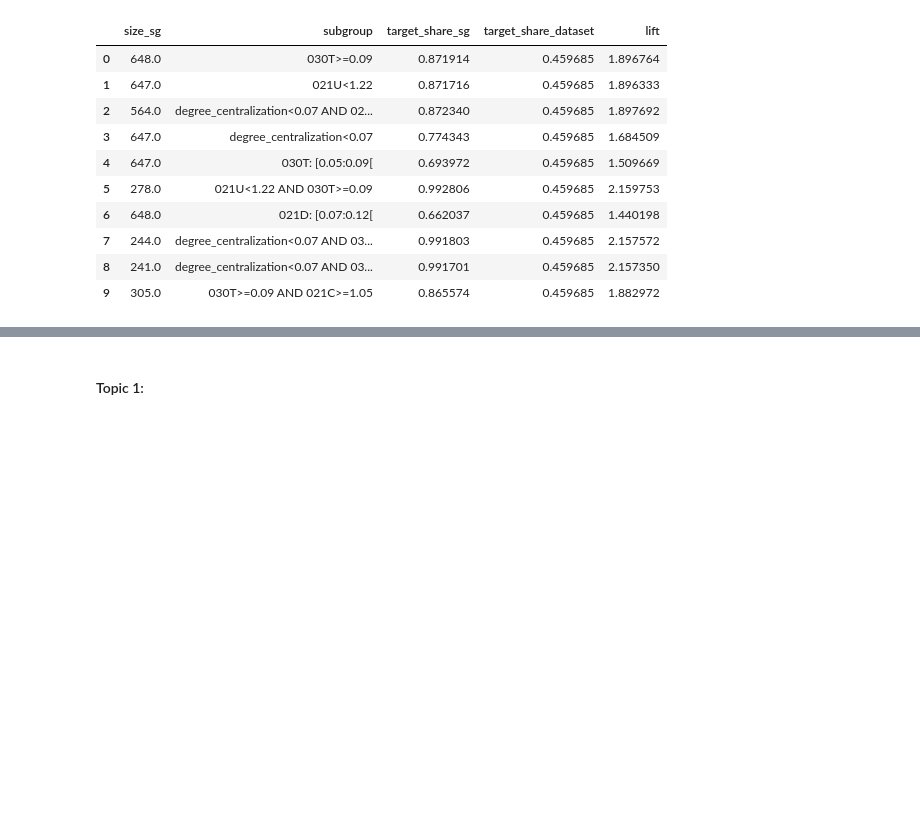
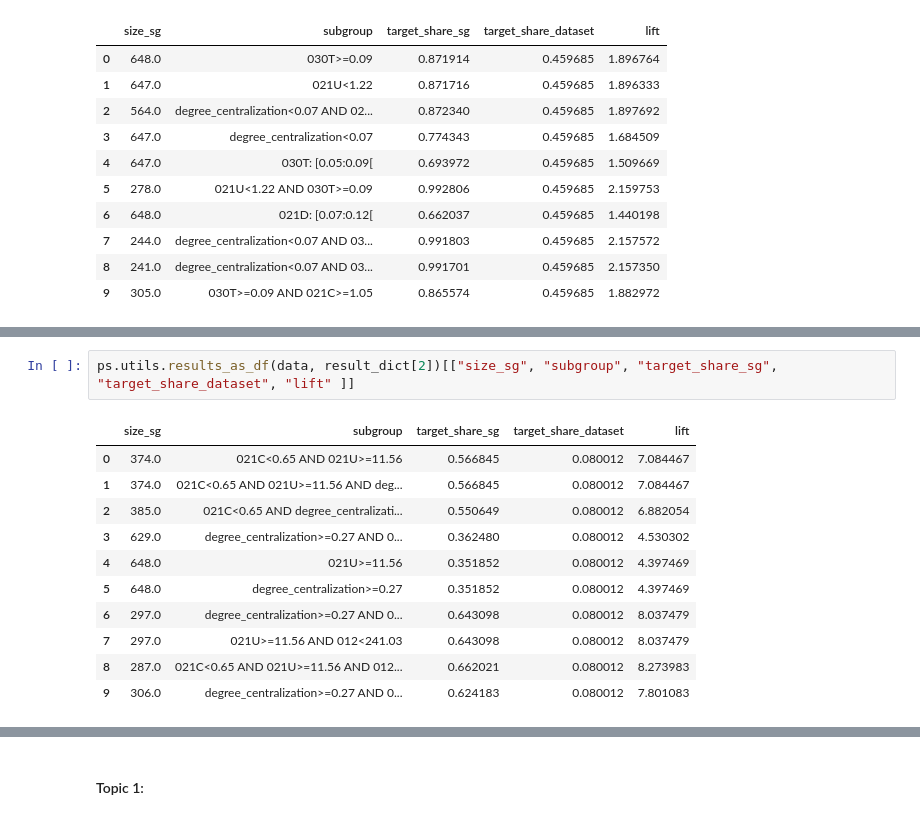
Before and after one commit to Veritogen/master_thesis, a Jupyter notebook: presentations/2020_05_20/Subgroups.ipynb, the cells around one changed output, grey strips where cells are left out. Drawn from its saved outputs; the diff is of its cells as text; blank space fills up the shorter version.

```diff
--- a/presentations/2020_05_20/Subgroups.ipynb
+++ b/presentations/2020_05_20/Subgroups.ipynb
@@ -74,0 +73,14 @@ result_dict[0]
+# %%
+ps.utils.results_as_df(data, result_dict[2])[["size_sg", "subgroup", "target_share_sg", "target_share_dataset", "lift" ]]
+# %% [output]
+|  | size_sg | subgroup | target_share_sg | target_share_dataset | lift |
+| 0 | 374.0 | 021C<0.65 AND 021U>=11.56 | 0.566845 | 0.080012 | 7.084467 |
+| 1 | 374.0 | 021C<0.65 AND 021U>=11.56 AND deg... | 0.566845 | 0.080012 | 7.084467 |
+| 2 | 385.0 | 021C<0.65 AND degree_centralizati... | 0.550649 | 0.080012 | 6.882054 |
+| 3 | 629.0 | degree_centralization>=0.27 AND 0... | 0.362480 | 0.080012 | 4.530302 |
+| 4 | 648.0 | 021U>=11.56 | 0.351852 | 0.080012 | 4.397469 |
+| 5 | 648.0 | degree_centralization>=0.27 | 0.351852 | 0.080012 | 4.397469 |
+| 6 | 297.0 | degree_centralization>=0.27 AND 0... | 0.643098 | 0.080012 | 8.037479 |
+| 7 | 297.0 | 021U>=11.56 AND 012<241.03 | 0.643098 | 0.080012 | 8.037479 |
+| 8 | 287.0 | 021C<0.65 AND 021U>=11.56 AND 012... | 0.662021 | 0.080012 | 8.273983 |
+| 9 | 306.0 | degree_centralization>=0.27 AND 0... | 0.624183 | 0.080012 | 7.801083 |
```
Also changed, not shown: parts of 4 cells of this notebook.
